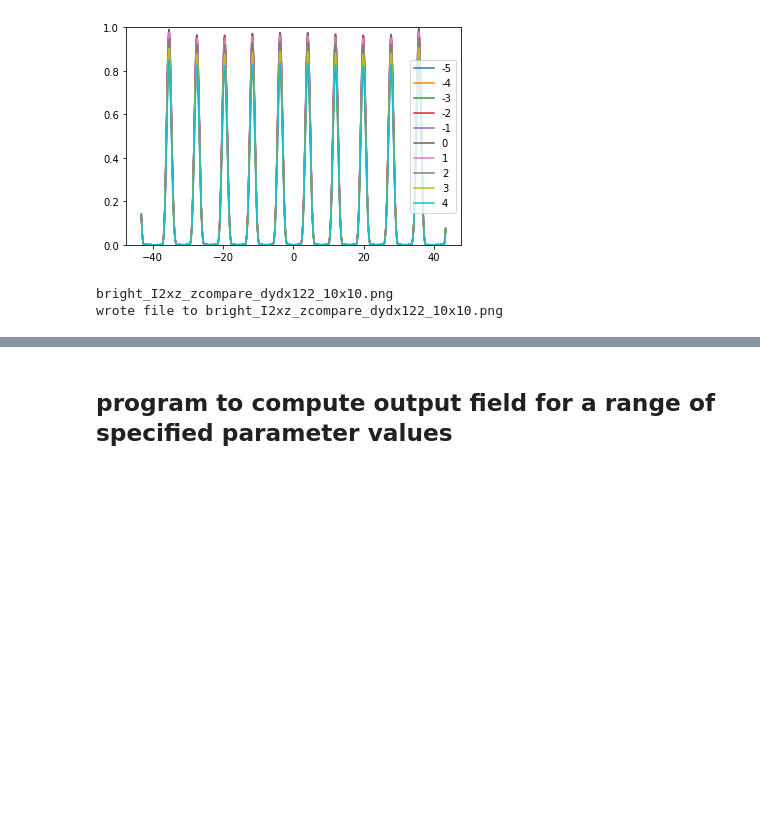
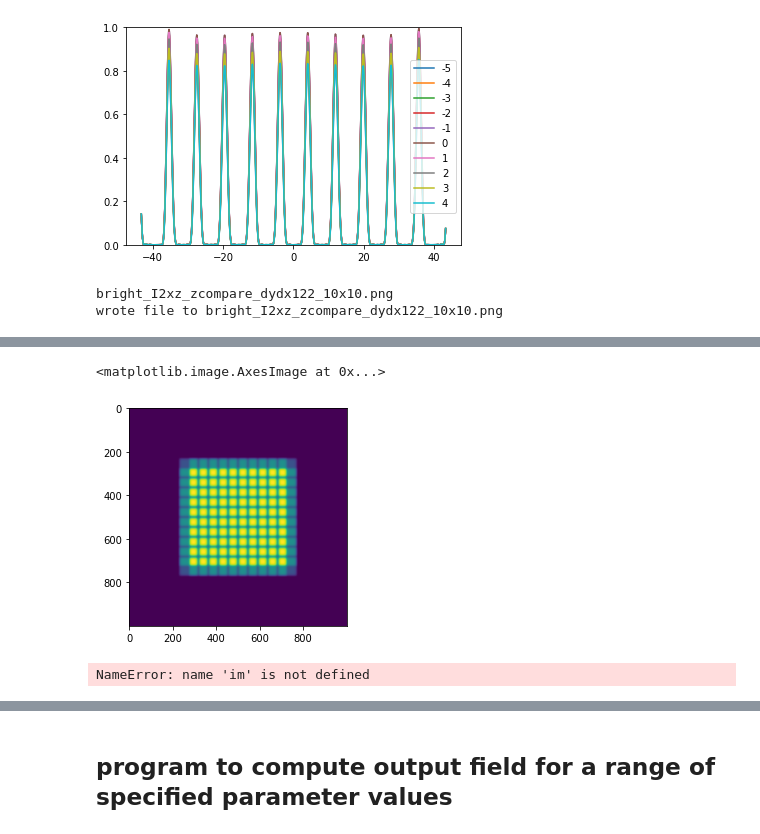
Before and after one commit to prhuft/fourier-optics, a Jupyter notebook: gba/nonuniform_array.ipynb, the cells around one changed output, grey strips where cells are left out. Saved outputs shown, nothing was run; the diff lists cells and outputs as text; code cells hidden in the pictures; blank space fills up the shorter version.

```diff
--- a/gba/nonuniform_array.ipynb
+++ b/gba/nonuniform_array.ipynb
@@ -696,0 +778,13 @@ wrote file to bright_I2xz_zcompare_dydx122_10x10.png
+# %%
+# 2D case, checkered
+supergauss2d = lambda x,y,w0,n : exp(-((x/(2*w0))**(2*(n+1))+(y/(2*w0))**(2*(n+1))))
+sg_arr2d = lambda x,y,w0,n,mu,k: sum([sum([((i + j)%2)*supergauss2d(x-mu*i,y-mu*j,w0,n) for i in range(-k,k)],axis=0) for j in range(-k,k)],axis=0)
+plt.imshow(sg_arr(xm,ym,a,4,dx,5))
+# %% [output]
+<matplotlib.image.AxesImage at 0x...>
+[figure, added]
+# %%
+bg_mask = sg_arr2d(xm-dx/2,ym-dx/2,a,2,dx,5)
+mask += 1j*pi*bg_mask # add the phase background
+# %% [output]
+NameError: name 'im' is not defined
```
Also changed, not shown: parts of 12 cells of this notebook.
